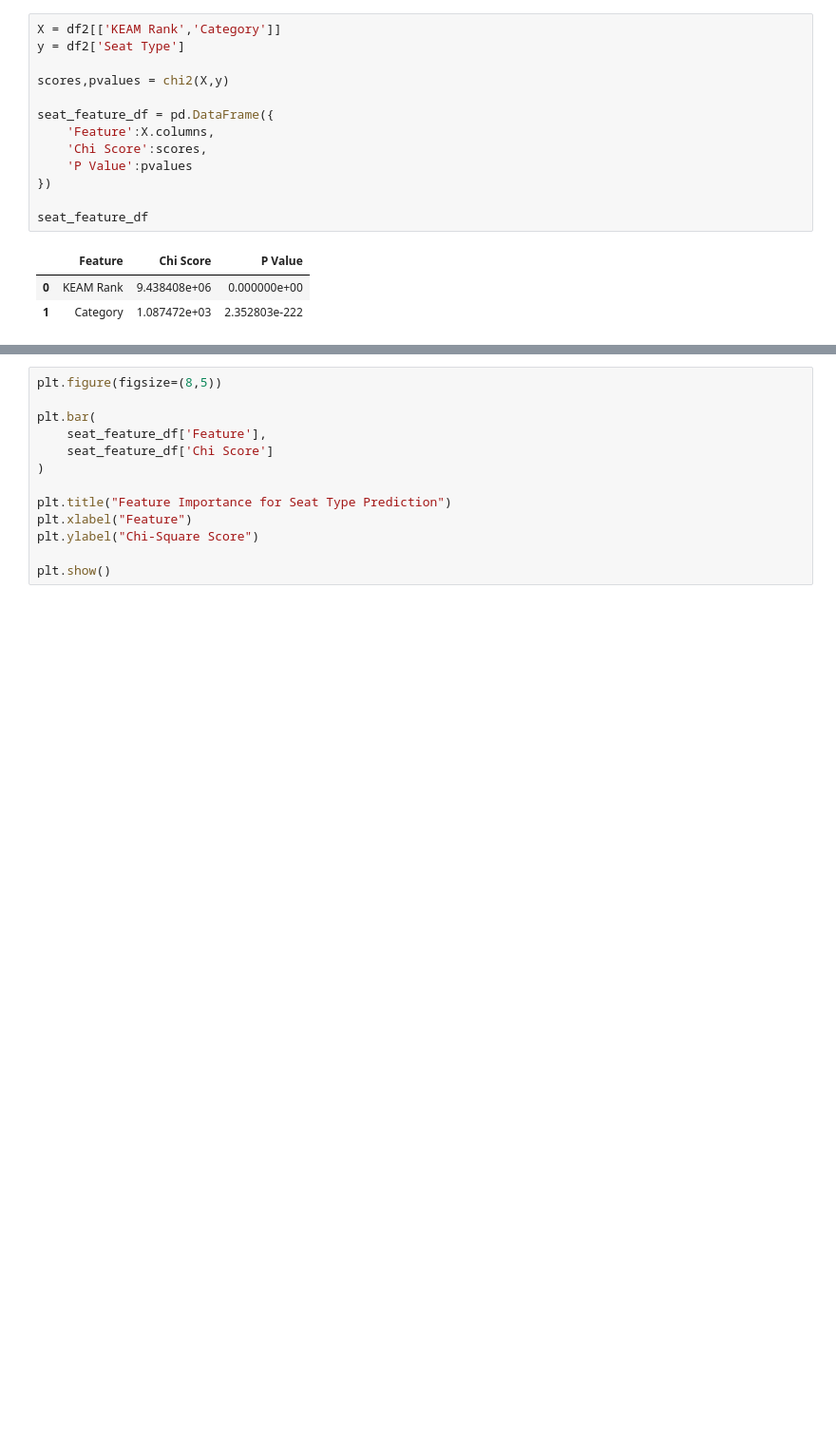
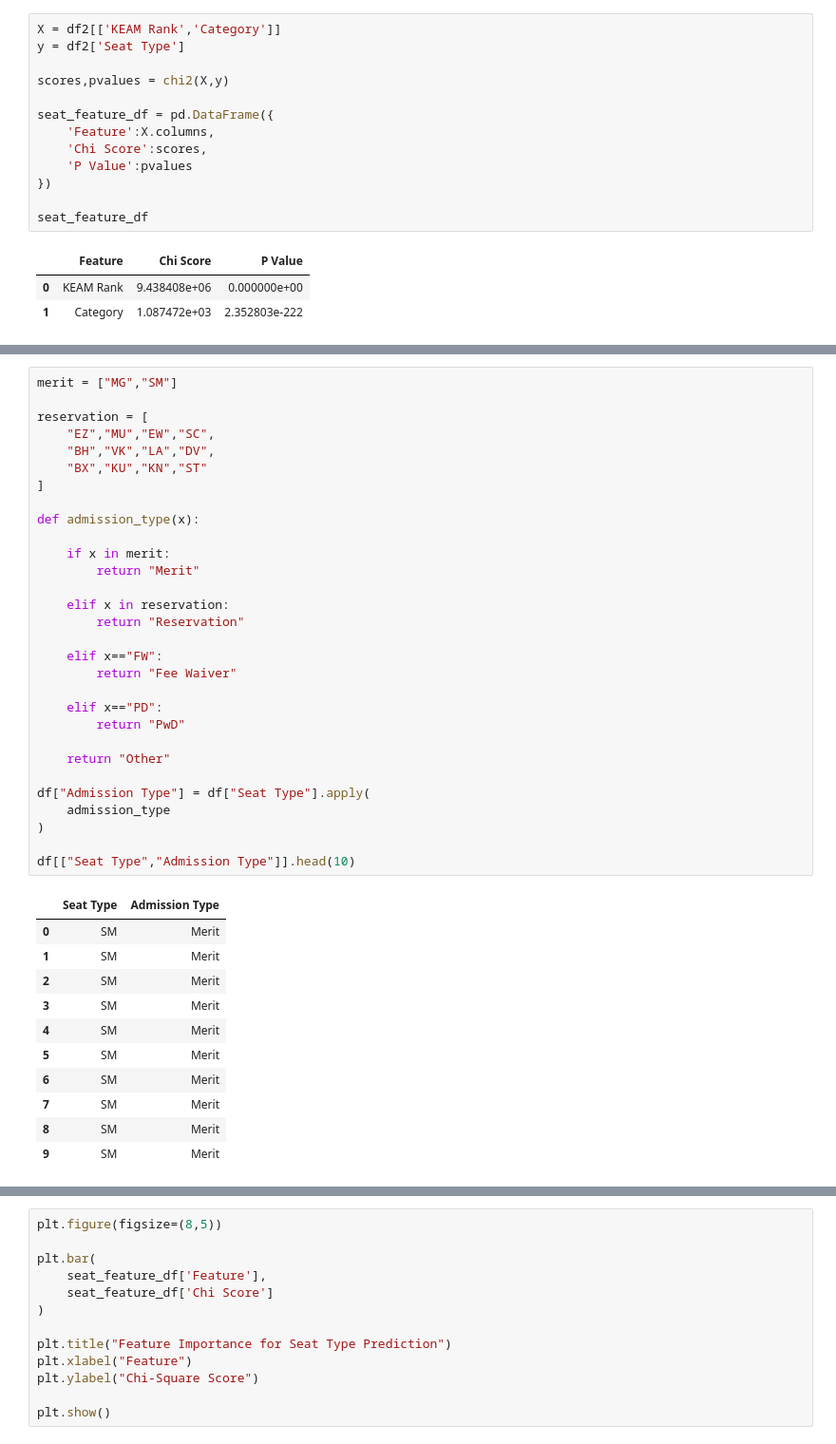
Before and after one commit to Avantika23-git/AdmissionGPT, a Jupyter notebook: notebook/Final.ipynb, the cells around one changed output, grey strips where cells are left out. Shown at 95% size. Cells and saved outputs as stored; diff of their text form; blank space fills up the shorter version.

```diff
--- a/notebook/Final.ipynb
+++ b/notebook/Final.ipynb
@@ -384,0 +413,42 @@ seat_feature_df
+# %%
+merit = ["MG","SM"]
+
+reservation = [
+    "EZ","MU","EW","SC",
+    "BH","VK","LA","DV",
+    "BX","KU","KN","ST"
+]
+
+def admission_type(x):
+
+    if x in merit:
+        return "Merit"
+
+    elif x in reservation:
+        return "Reservation"
+
+    elif x=="FW":
+        return "Fee Waiver"
+
+    elif x=="PD":
+        return "PwD"
+
+    return "Other"
+
+df["Admission Type"] = df["Seat Type"].apply(
+    admission_type
+)
+
+df[["Seat Type","Admission Type"]].head(10)
+# %% [output]
+|  | Seat Type | Admission Type |
+| 0 | SM | Merit |
+| 1 | SM | Merit |
+| 2 | SM | Merit |
+| 3 | SM | Merit |
+| 4 | SM | Merit |
+| 5 | SM | Merit |
+| 6 | SM | Merit |
+| 7 | SM | Merit |
+| 8 | SM | Merit |
+| 9 | SM | Merit |
```
Also changed, not shown: parts of 5 cells of this notebook, 28 other files.
